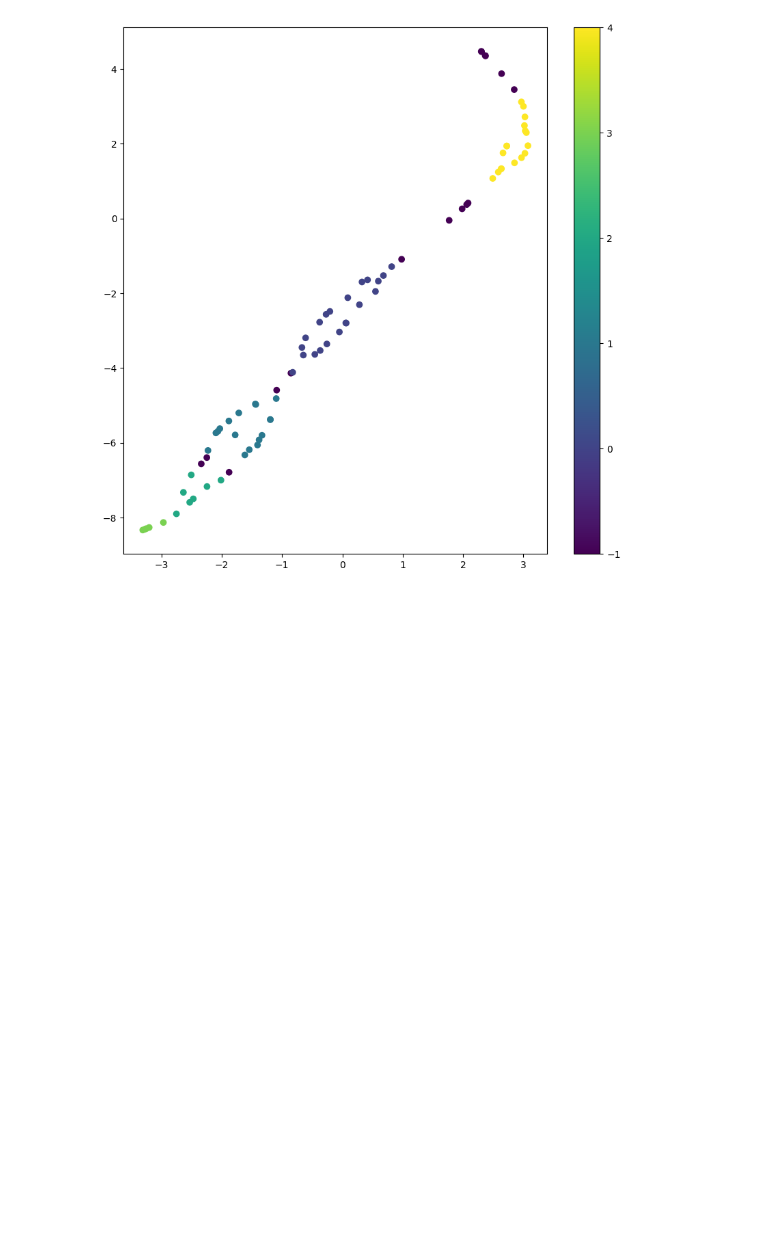
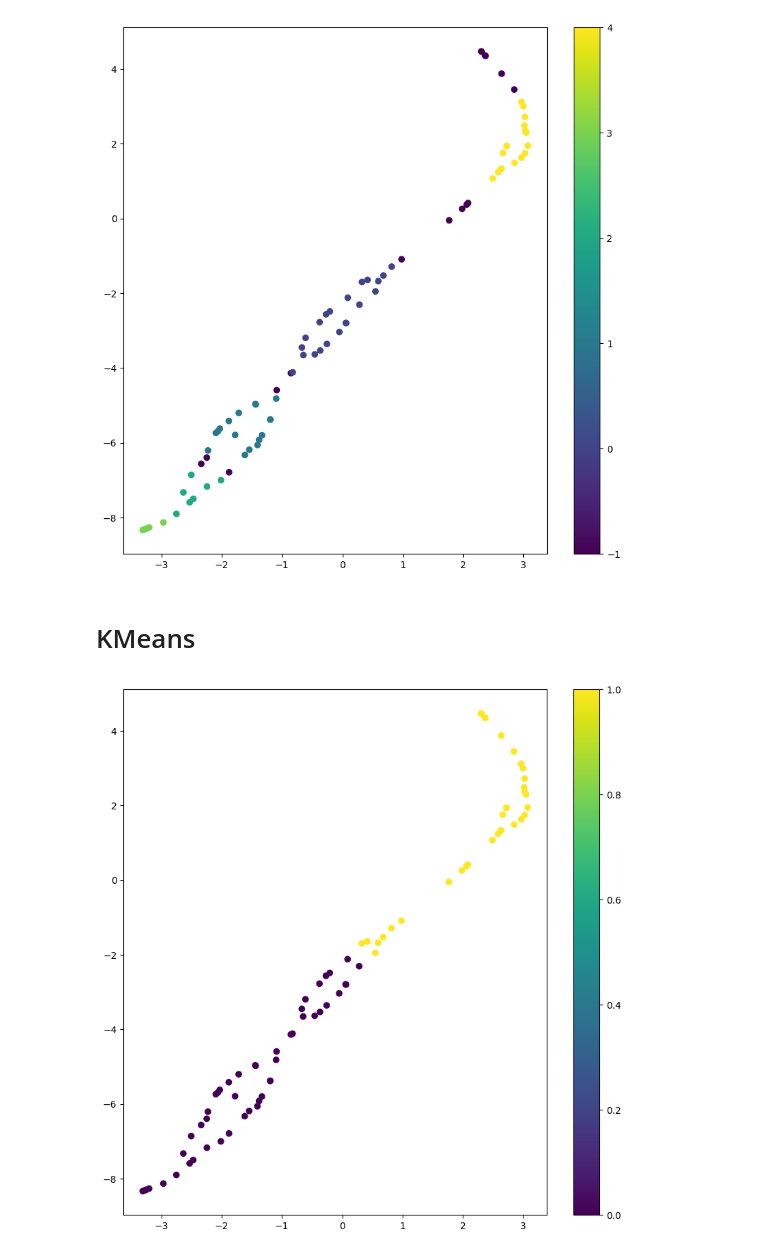
Before and after one commit to JKosciukiewicz/MLDD_Project, a Jupyter notebook: t-SNE.ipynb, the cells around one changed output. Cells and saved outputs as stored; diff of their text form; code cells hidden in the pictures; blank space fills up the shorter version.

```diff
--- a/t-SNE.ipynb
+++ b/t-SNE.ipynb
@@ -78,3 +78,15 @@ plt.colorbar()
 plt.show()
 # %% [output]
 [figure]
+# %% [markdown]
+# KMeans
+# %%
+kmeans = KMeans(n_clusters=2, random_state=0).fit(X_embedded)
+# %%
+#plot results, separate clusters by colors
+plt.figure(figsize=(10,10))
+plt.scatter(X_embedded[:,0], X_embedded[:,1], c=kmeans.labels_)
+plt.colorbar()
+plt.show()
+# %% [output]
+[figure, added]
```
Also changed, not shown: parts of 2 cells of this notebook.
